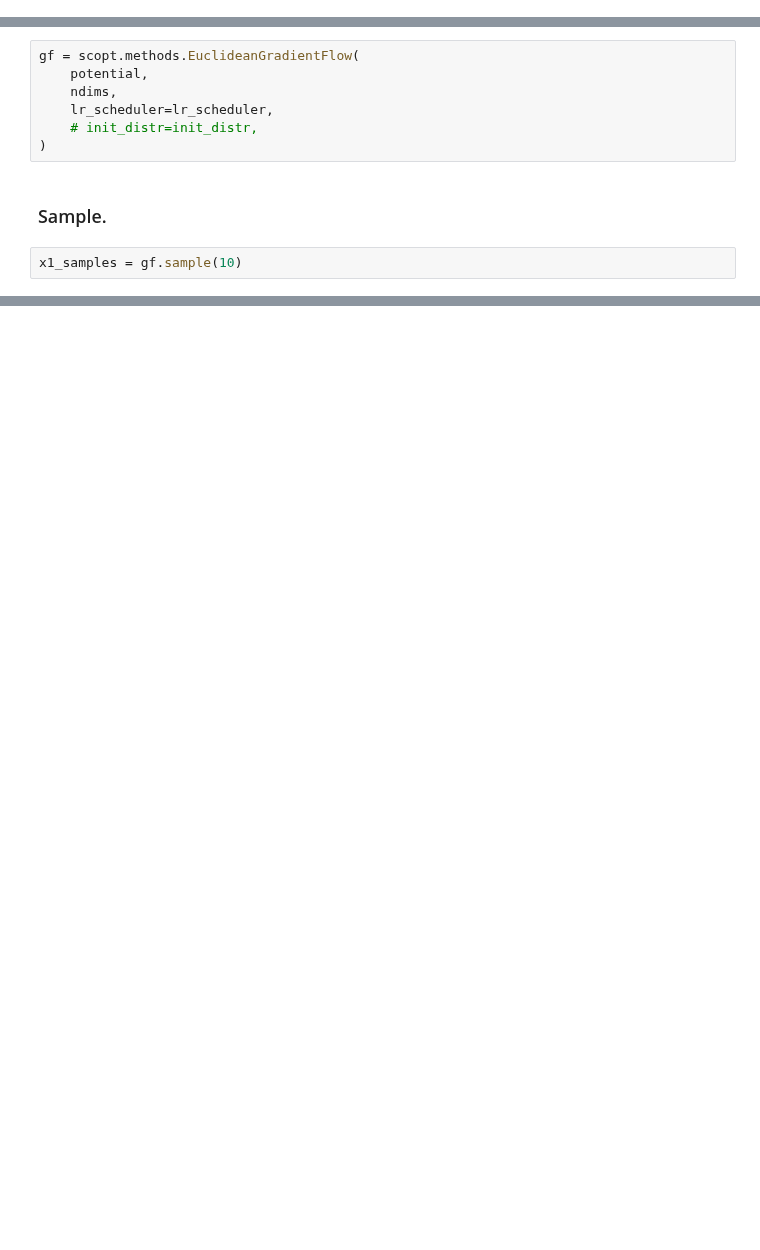
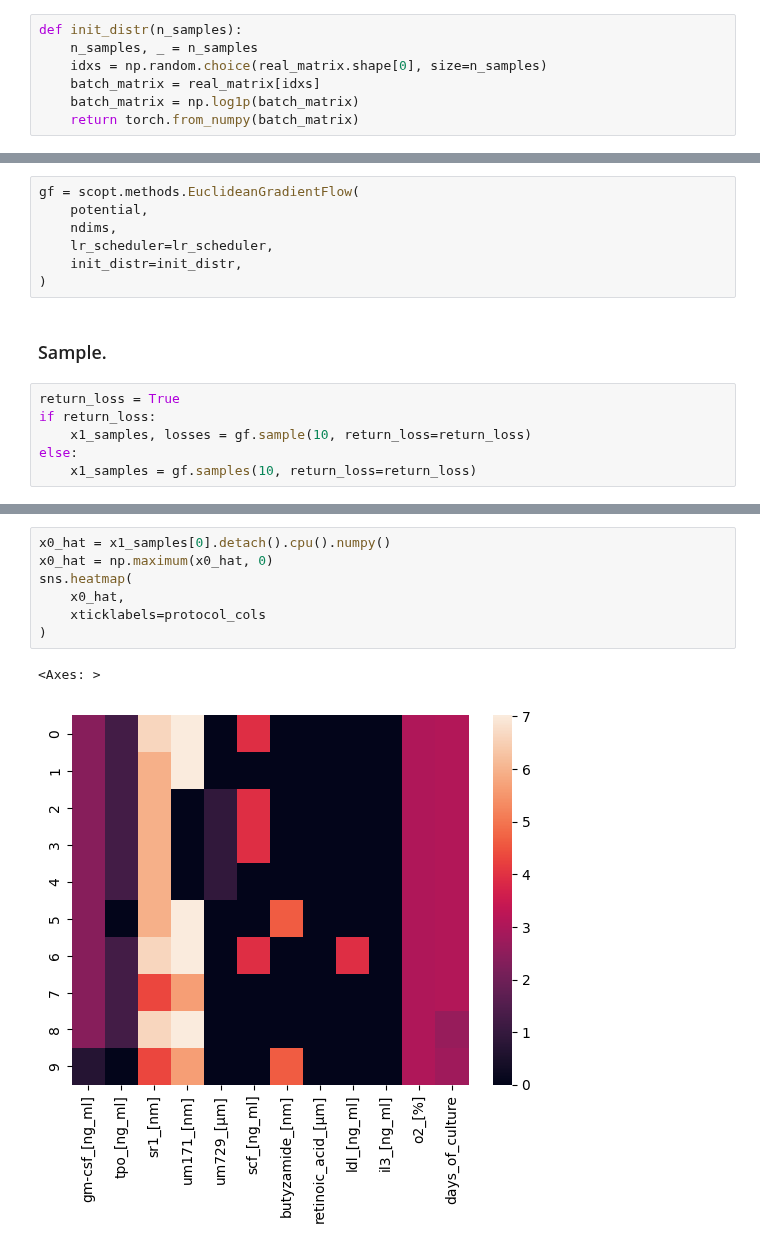
Before and after one commit to theislab/LabCompass-reproducibility, a Jupyter notebook: inverse/loss_guidance/notebooks/compare_gradient_descent/try_gradient_descent.ipynb, the cells around one changed output, grey strips where cells are left out. Saved outputs shown, nothing was run; the diff lists cells and outputs as text; blank space fills up the shorter version.

```diff
--- a/inverse/loss_guidance/notebooks/compare_gradient_descent/try_gradient_descent.ipynb
+++ b/inverse/loss_guidance/notebooks/compare_gradient_descent/try_gradient_descent.ipynb
@@ -286,3 +334,10 @@ lr_scheduler = scopt.schedulers.LinearLR(n_steps, 1.0, 0.0)
+# %%
+def init_distr(n_samples):
+    n_samples, _ = n_samples
+    idxs = np.random.choice(real_matrix.shape[0], size=n_samples)
+    batch_matrix = real_matrix[idxs]
+    batch_matrix = np.log1p(batch_matrix)
+    return torch.from_numpy(batch_matrix)
 # %% [markdown]
 ### Initialize Optimizer.
 # %%
@@ -290,9 +345,13 @@ gf = scopt.methods.EuclideanGradientFlow(
     potential,
     ndims,
     lr_scheduler=lr_scheduler,
-    # init_distr=init_distr,
+    init_distr=init_distr,
 )
 # %% [markdown]
 ### Sample.
 # %%
-x1_samples = gf.sample(10)
+return_loss = True
+if return_loss:
+    x1_samples, losses = gf.sample(10, return_loss=return_loss)
+else:
+    x1_samples = gf.samples(10, return_loss=return_loss)
@@ -300,0 +360,10 @@ OutOfMemoryError: CUDA out of memory. Tried to allocate 20.00 MiB. GPU 0 has a t
+# %%
+x0_hat = x1_samples[0].detach().cpu().numpy()
+x0_hat = np.maximum(x0_hat, 0)
+sns.heatmap(
+    x0_hat,
+    xticklabels=protocol_cols
+)
+# %% [output]
+<Axes: >
+[figure, added]
```
Also changed, not shown: parts of 24 cells of this notebook, 5 other files.
